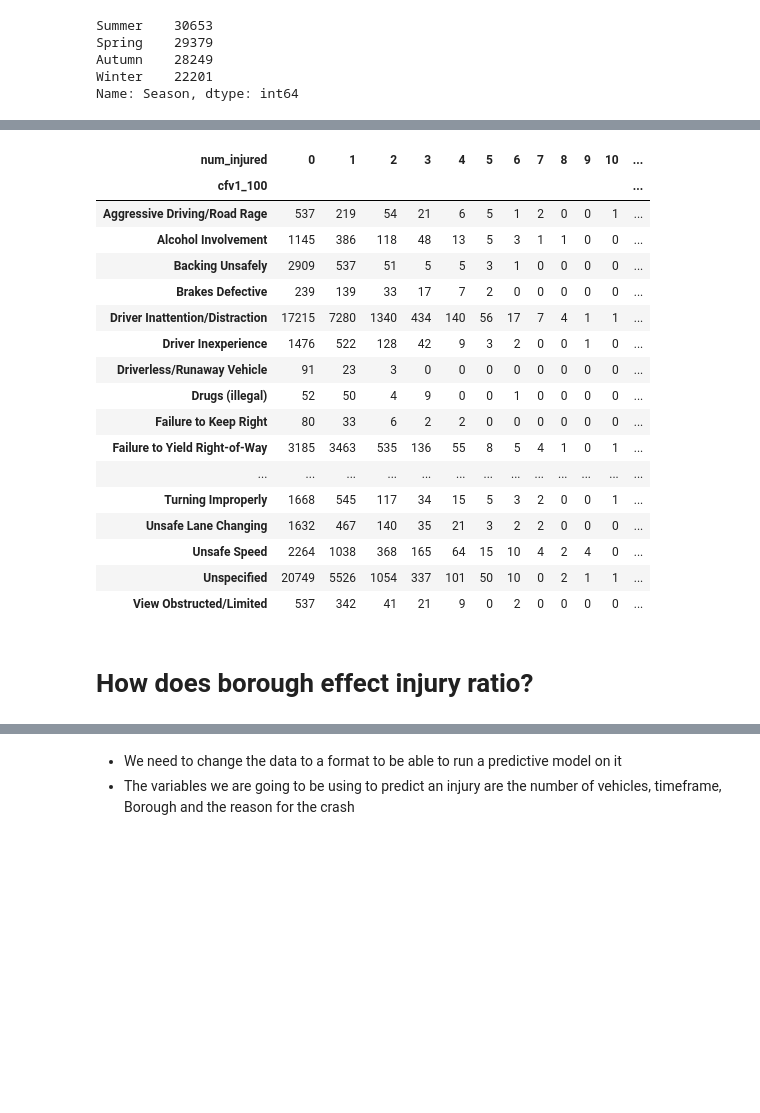
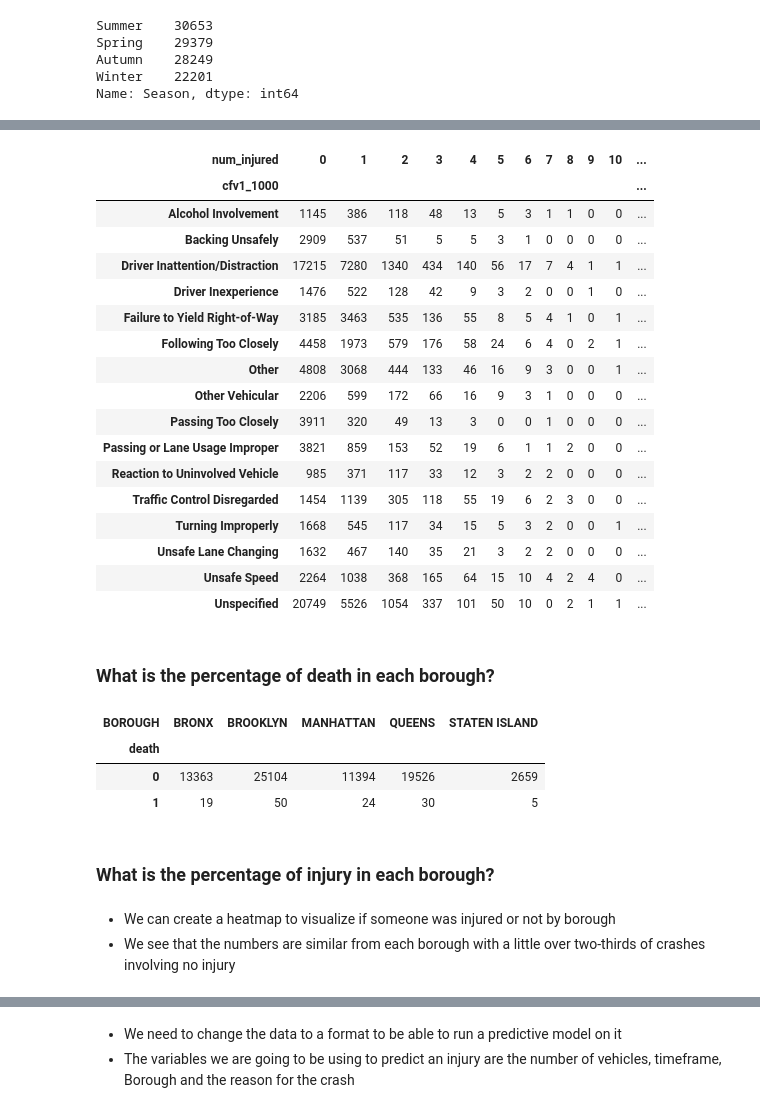
Before and after one commit to statds/nyc-open-data-presentation-nyc_crash_analytics, a Jupyter notebook: code/analysis.ipynb, the cells around one changed output, grey strips where cells are left out. Drawn from its saved outputs; the diff is of its cells as text; code cells hidden in the pictures; blank space fills up the shorter version.

```diff
--- a/code/analysis.ipynb
+++ b/code/analysis.ipynb
@@ -137,37 +99,63 @@ for season in nyc_crash["Season"].unique():
 # %%
 nyc_crash["CONTRIBUTING FACTOR VEHICLE 1"] = nyc_crash["CONTRIBUTING FACTOR VEHICLE 1"].fillna('Other')
 df = nyc_crash["CONTRIBUTING FACTOR VEHICLE 1"].value_counts()
 
-def cfv1_100(row):
-    if df[row['CONTRIBUTING FACTOR VEHICLE 1']] > 100:
+def cfv1_1000(row):
+    if df[row['CONTRIBUTING FACTOR VEHICLE 1']] > 1000:
         val = row['CONTRIBUTING FACTOR VEHICLE 1']
     else:
         val = "Other"
     return val
 
-nyc_crash['cfv1_100'] = nyc_crash.apply(cfv1_100, axis = 1)
+nyc_crash['cfv1_1000'] = nyc_crash.apply(cfv1_1000, axis = 1)
 
-tab = pd.crosstab(nyc_crash["cfv1_100"], nyc_crash["num_injured"].sort_values(ascending=False))
+tab = pd.crosstab(nyc_crash["cfv1_1000"], nyc_crash["num_injured"].sort_values(ascending=False))
 tab
 # %% [output]
 | num_injured | 0 | 1 | 2 | 3 | 4 | 5 | 6 | 7 | 8 | 9 | 10 | ... |
-| cfv1_100 |  |  |  |  |  |  |  |  |  |  |  | ... |
-| Aggressive Driving/Road Rage | 537 | 219 | 54 | 21 | 6 | 5 | 1 | 2 | 0 | 0 | 1 | ... |
+| cfv1_1000 |  |  |  |  |  |  |  |  |  |  |  | ... |
 | Alcohol Involvement | 1145 | 386 | 118 | 48 | 13 | 5 | 3 | 1 | 1 | 0 | 0 | ... |
 | Backing Unsafely | 2909 | 537 | 51 | 5 | 5 | 3 | 1 | 0 | 0 | 0 | 0 | ... |
-| Brakes Defective | 239 | 139 | 33 | 17 | 7 | 2 | 0 | 0 | 0 | 0 | 0 | ... |
 | Driver Inattention/Distraction | 17215 | 7280 | 1340 | 434 | 140 | 56 | 17 | 7 | 4 | 1 | 1 | ... |
 | Driver Inexperience | 1476 | 522 | 128 | 42 | 9 | 3 | 2 | 0 | 0 | 1 | 0 | ... |
-| Driverless/Runaway Vehicle | 91 | 23 | 3 | 0 | 0 | 0 | 0 | 0 | 0 | 0 | 0 | ... |
-| Drugs (illegal) | 52 | 50 | 4 | 9 | 0 | 0 | 1 | 0 | 0 | 0 | 0 | ... |
-| Failure to Keep Right | 80 | 33 | 6 | 2 | 2 | 0 | 0 | 0 | 0 | 0 | 0 | ... |
 | Failure to Yield Right-of-Way | 3185 | 3463 | 535 | 136 | 55 | 8 | 5 | 4 | 1 | 0 | 1 | ... |
-| ... | ... | ... | ... | ... | ... | ... | ... | ... | ... | ... | ... | ... |
+| Following Too Closely | 4458 | 1973 | 579 | 176 | 58 | 24 | 6 | 4 | 0 | 2 | 1 | ... |
+| Other | 4808 | 3068 | 444 | 133 | 46 | 16 | 9 | 3 | 0 | 0 | 1 | ... |
+| Other Vehicular | 2206 | 599 | 172 | 66 | 16 | 9 | 3 | 1 | 0 | 0 | 0 | ... |
+| Passing Too Closely | 3911 | 320 | 49 | 13 | 3 | 0 | 0 | 1 | 0 | 0 | 0 | ... |
+| Passing or Lane Usage Improper | 3821 | 859 | 153 | 52 | 19 | 6 | 1 | 1 | 2 | 0 | 0 | ... |
+| Reaction to Uninvolved Vehicle | 985 | 371 | 117 | 33 | 12 | 3 | 2 | 2 | 0 | 0 | 0 | ... |
+| Traffic Control Disregarded | 1454 | 1139 | 305 | 118 | 55 | 19 | 6 | 2 | 3 | 0 | 0 | ... |
 | Turning Improperly | 1668 | 545 | 117 | 34 | 15 | 5 | 3 | 2 | 0 | 0 | 1 | ... |
 | Unsafe Lane Changing | 1632 | 467 | 140 | 35 | 21 | 3 | 2 | 2 | 0 | 0 | 0 | ... |
 | Unsafe Speed | 2264 | 1038 | 368 | 165 | 64 | 15 | 10 | 4 | 2 | 4 | 0 | ... |
 | Unspecified | 20749 | 5526 | 1054 | 337 | 101 | 50 | 10 | 0 | 2 | 1 | 1 | ... |
-| View Obstructed/Limited | 537 | 342 | 41 | 21 | 9 | 0 | 2 | 0 | 0 | 0 | 0 | ... |
+# %% [markdown]
+### What is the percentage of death in each borough?
+# %%
+nyc_crash["num_killed"] = nyc_crash["NUMBER OF PEDESTRIANS KILLED"]
+nyc_crash["num_killed"] += nyc_crash["NUMBER OF CYCLIST KILLED"]
+nyc_crash["num_killed"] += nyc_crash["NUMBER OF MOTORIST KILLED"]
+
+def death(row):
+    if row["num_killed"] >= 1:
+        val = 1
+    else:
+        val = 0
+    return val
+
+nyc_crash['death'] = nyc_crash.apply(death, axis = 1)
+
+tab_death = pd.crosstab(nyc_crash["death"], nyc_crash["BOROUGH"])
+tab_death
+# %% [output]
+| BOROUGH | BRONX | BROOKLYN | MANHATTAN | QUEENS | STATEN ISLAND |
+| death |  |  |  |  |  |
+| 0 | 13363 | 25104 | 11394 | 19526 | 2659 |
+| 1 | 19 | 50 | 24 | 30 | 5 |
 # %% [markdown]
-# How does borough effect injury ratio?
+### What is the percentage of injury in each borough?
+# %% [markdown]
+* We can create a heatmap to visualize if someone was injured or not by borough
+* We see that the numbers are similar from each borough with a little over two-thirds of crashes involving no injury
 # %%
```
Also changed, not shown: parts of 33 cells of this notebook.
